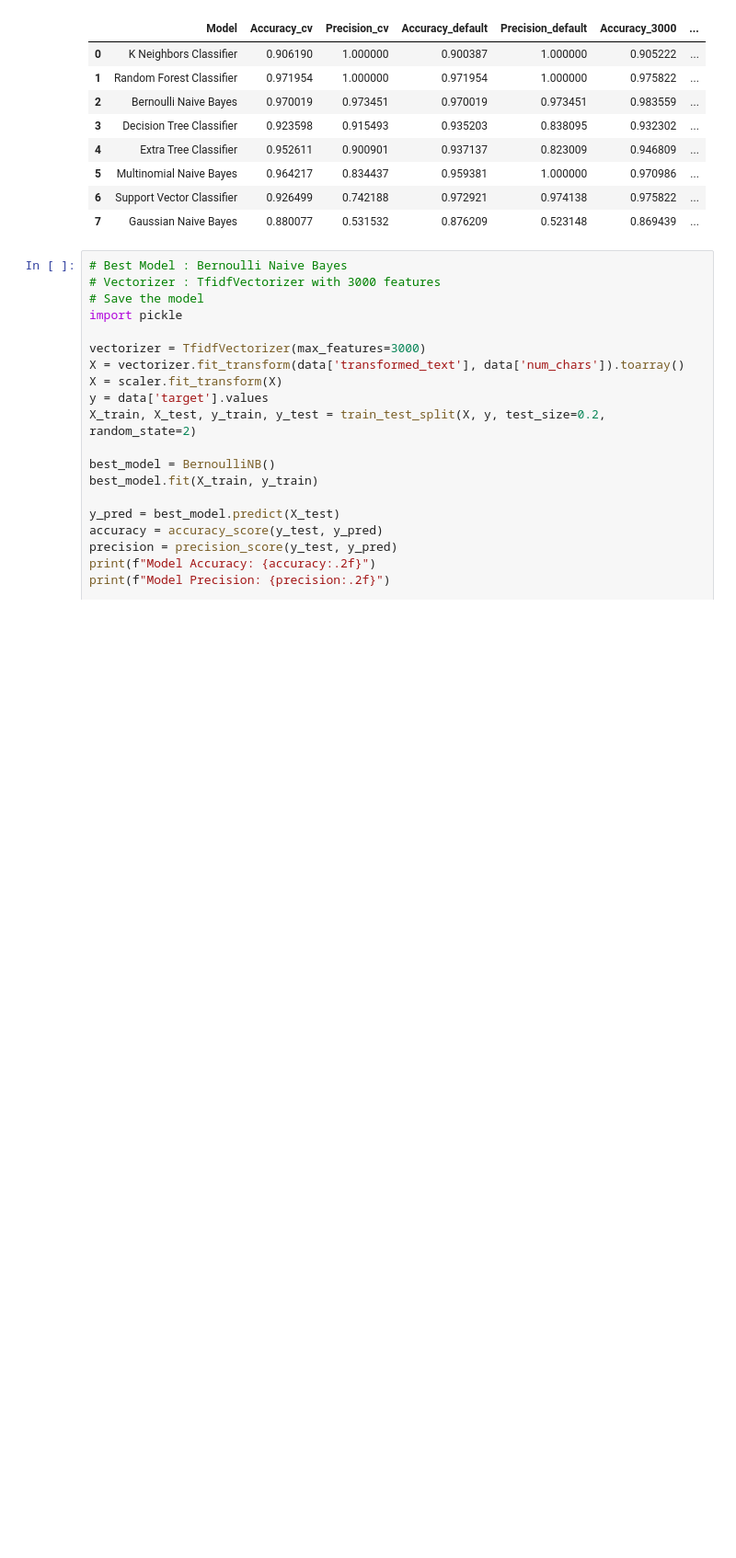
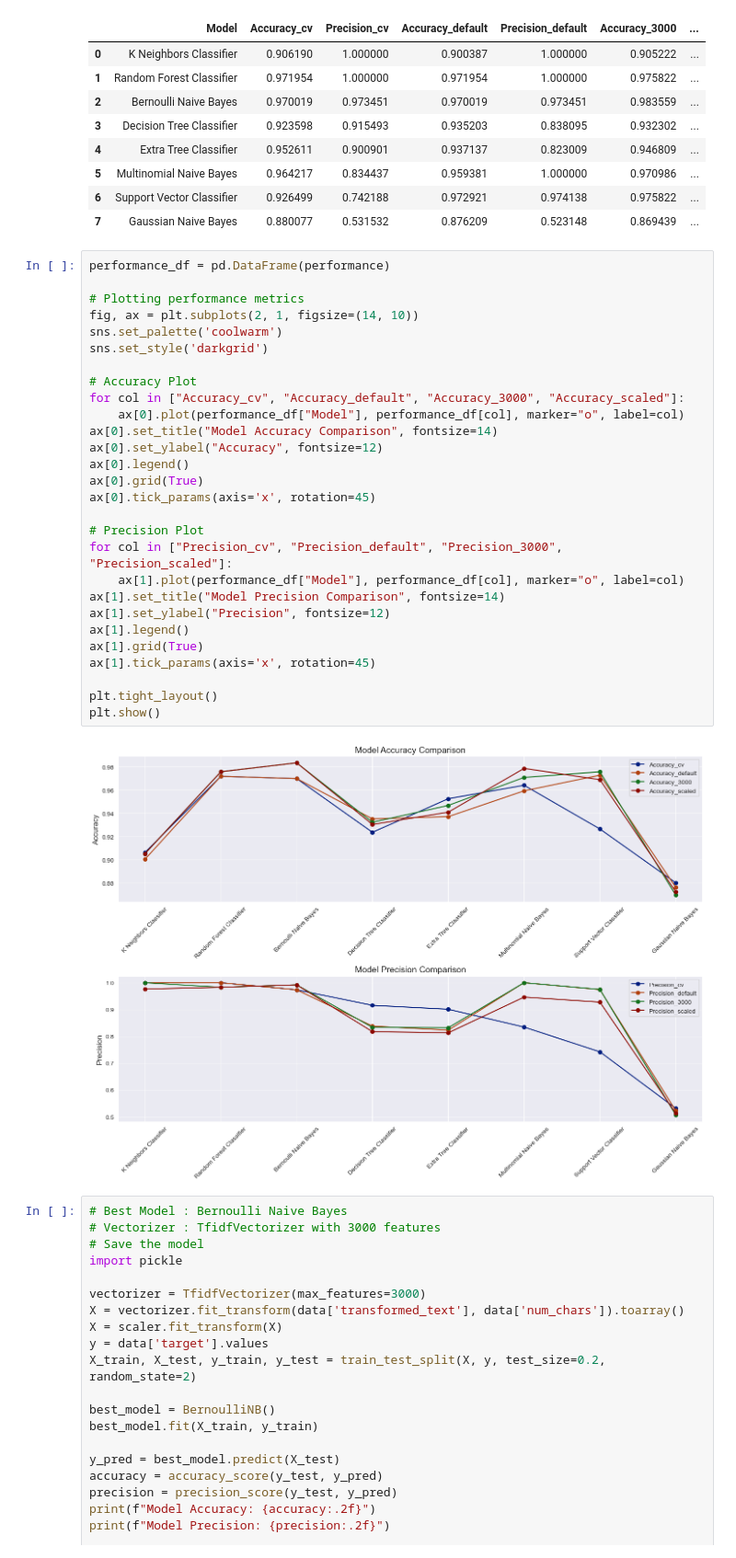
Before and after one commit to 04bhavyaa/sms-spam-classification-system, a Jupyter notebook: sms-spam-classification.ipynb, the cells around one changed output. Shown at 92% size. Drawn from its saved outputs; the diff is of its cells as text; blank space fills up the shorter version.

Commit message:
visualization

```diff
--- a/sms-spam-classification.ipynb
+++ b/sms-spam-classification.ipynb
@@ -522,6 +522,36 @@ performance
 | 5 | Multinomial Naive Bayes | 0.964217 | 0.834437 | 0.959381 | 1.000000 | 0.970986 | ... |
 | 6 | Support Vector Classifier | 0.926499 | 0.742188 | 0.972921 | 0.974138 | 0.975822 | ... |
 | 7 | Gaussian Naive Bayes | 0.880077 | 0.531532 | 0.876209 | 0.523148 | 0.869439 | ... |
+# %%
+performance_df = pd.DataFrame(performance)
+
+# Plotting performance metrics
+fig, ax = plt.subplots(2, 1, figsize=(14, 10))
+sns.set_palette('coolwarm')
+sns.set_style('darkgrid')
+
+# Accuracy Plot
+for col in ["Accuracy_cv", "Accuracy_default", "Accuracy_3000", "Accuracy_scaled"]:
+    ax[0].plot(performance_df["Model"], performance_df[col], marker="o", label=col)
+ax[0].set_title("Model Accuracy Comparison", fontsize=14)
+ax[0].set_ylabel("Accuracy", fontsize=12)
+ax[0].legend()
+ax[0].grid(True)
+ax[0].tick_params(axis='x', rotation=45)
+
+# Precision Plot
+for col in ["Precision_cv", "Precision_default", "Precision_3000", "Precision_scaled"]:
+    ax[1].plot(performance_df["Model"], performance_df[col], marker="o", label=col)
+ax[1].set_title("Model Precision Comparison", fontsize=14)
+ax[1].set_ylabel("Precision", fontsize=12)
+ax[1].legend()
+ax[1].grid(True)
+ax[1].tick_params(axis='x', rotation=45)
+
+plt.tight_layout()
+plt.show()
+# %% [output]
+[figure, added]
 # %%
 # Best Model : Bernoulli Naive Bayes
 # Vectorizer : TfidfVectorizer with 3000 features
```
